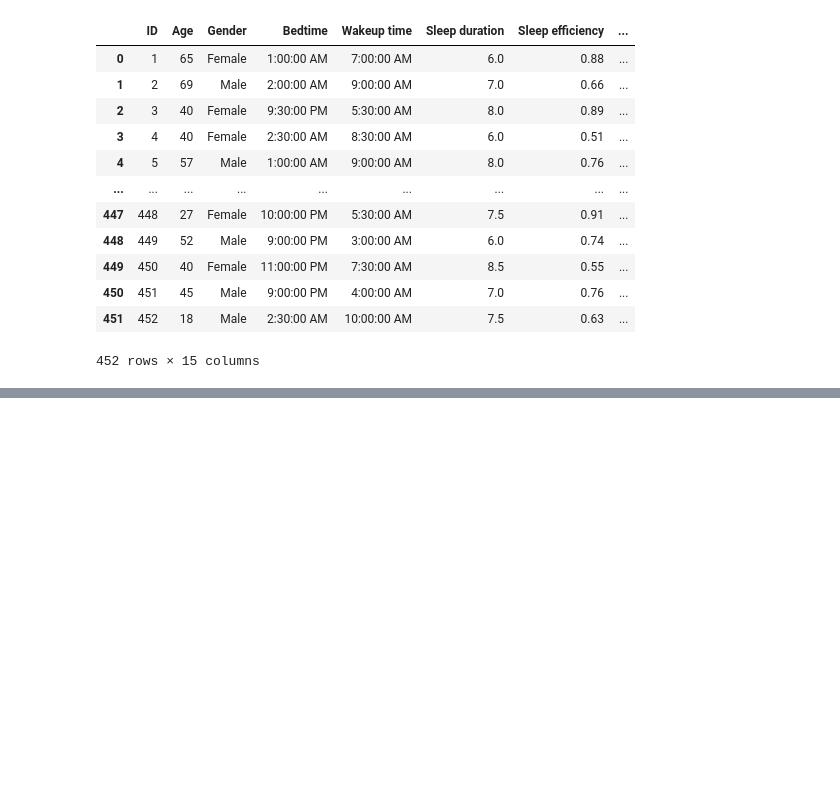
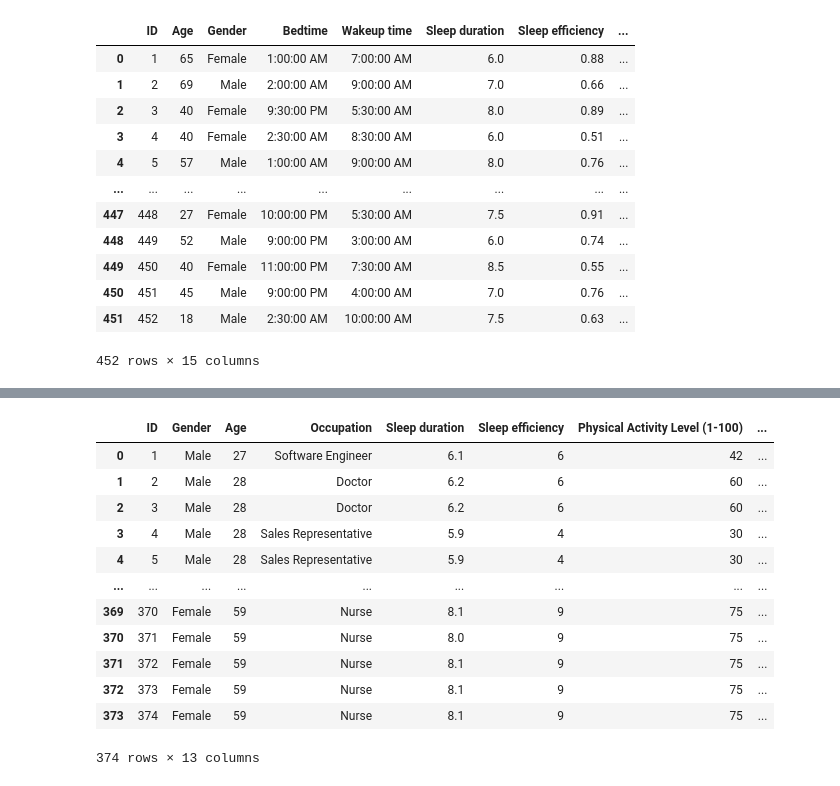
Before and after one commit to GBishop85/Project-One, a Jupyter notebook: Project_1_Sleep_Disorders.ipynb, the cells around one changed output, grey strips where cells are left out. Drawn from its saved outputs; the diff is of its cells as text; code cells hidden in the pictures; blank space fills up the shorter version.

```diff
--- a/Project_1_Sleep_Disorders.ipynb
+++ b/Project_1_Sleep_Disorders.ipynb
@@ -31,0 +59,18 @@ sleep_data
+# %%
+# Use .rename(columns={}) to rename columns
+renamed_df = sleep_health_data.rename(columns={"Person ID":"ID", "Quality of Sleep (1-10)":"Sleep efficiency", "Sleep Duration": "Sleep duration"})
+renamed_df
+# %% [output]
+|  | ID | Gender | Age | Occupation | Sleep duration | Sleep efficiency | Physical Activity Level (1-100) | ... |
+| 0 | 1 | Male | 27 | Software Engineer | 6.1 | 6 | 42 | ... |
+| 1 | 2 | Male | 28 | Doctor | 6.2 | 6 | 60 | ... |
+| 2 | 3 | Male | 28 | Doctor | 6.2 | 6 | 60 | ... |
+| 3 | 4 | Male | 28 | Sales Representative | 5.9 | 4 | 30 | ... |
+| 4 | 5 | Male | 28 | Sales Representative | 5.9 | 4 | 30 | ... |
+| ... | ... | ... | ... | ... | ... | ... | ... | ... |
+| 369 | 370 | Female | 59 | Nurse | 8.1 | 9 | 75 | ... |
+| 370 | 371 | Female | 59 | Nurse | 8.0 | 9 | 75 | ... |
+| 371 | 372 | Female | 59 | Nurse | 8.1 | 9 | 75 | ... |
+| 372 | 373 | Female | 59 | Nurse | 8.1 | 9 | 75 | ... |
+| 373 | 374 | Female | 59 | Nurse | 8.1 | 9 | 75 | ... |
+374 rows × 13 columns
```
Also changed, not shown: parts of 5 cells of this notebook.
